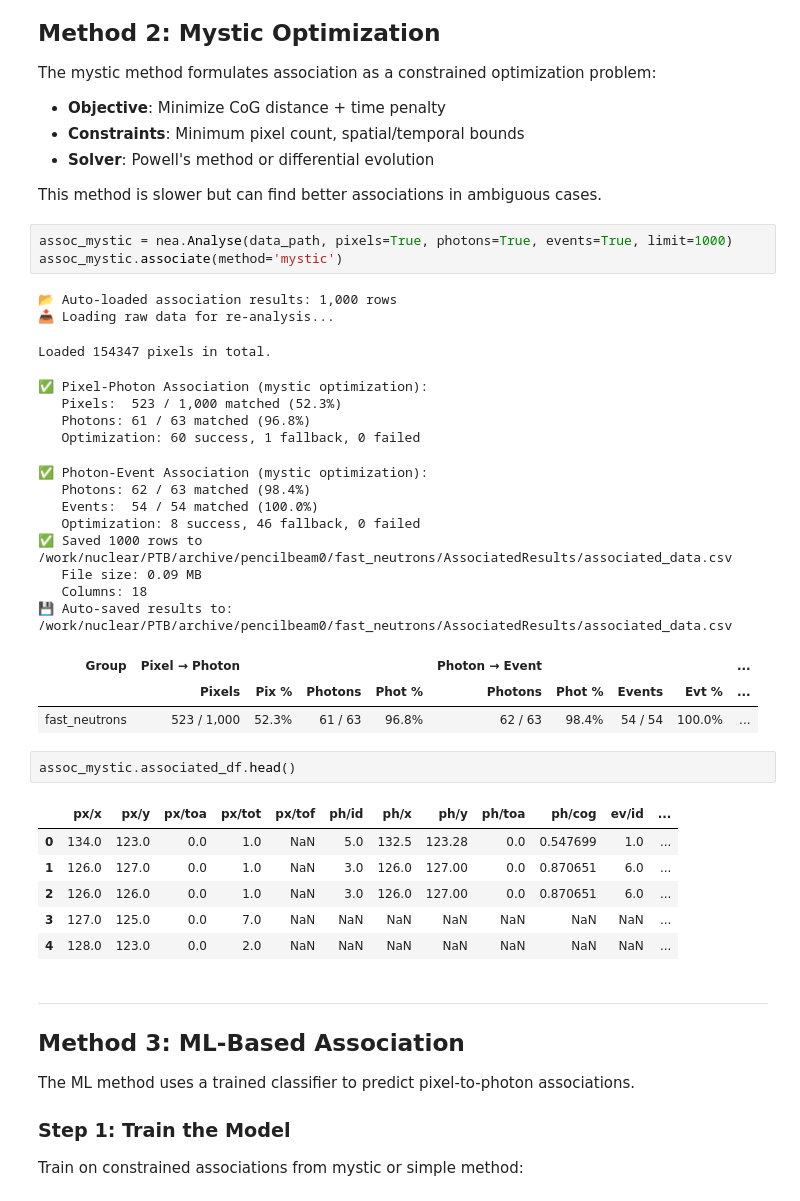
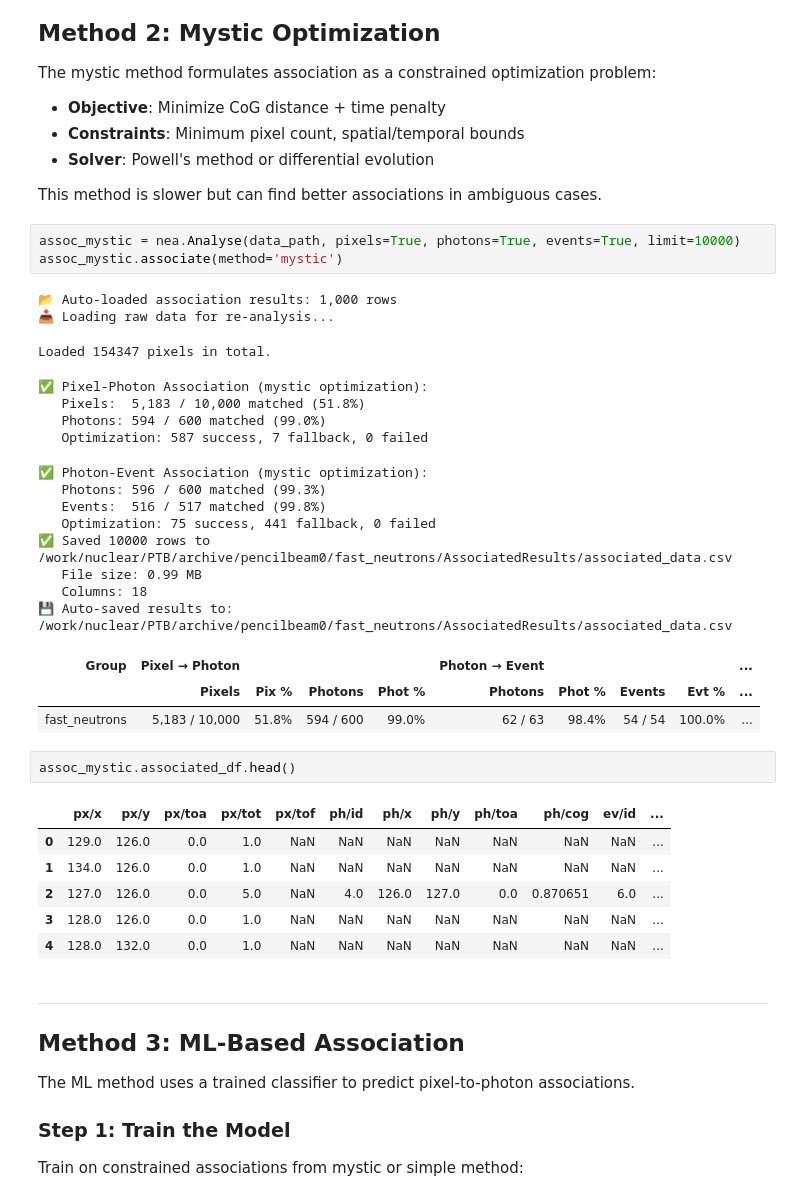
Before and after one commit to TsvikiHirsh/neutron_event_analyzer, a Jupyter notebook: notebooks/advanced_association_methods.ipynb, the cells around one changed output. Saved outputs shown, nothing was run; the diff lists cells and outputs as text.

```diff
--- a/notebooks/advanced_association_methods.ipynb
+++ b/notebooks/advanced_association_methods.ipynb
@@ -84,36 +84,36 @@ The mystic method formulates association as a constrained optimization problem:
 
 This method is slower but can find better associations in ambiguous cases.
 # %%
-assoc_mystic = nea.Analyse(data_path, pixels=True, photons=True, events=True, limit=1000)
+assoc_mystic = nea.Analyse(data_path, pixels=True, photons=True, events=True, limit=10000)
 assoc_mystic.associate(method='mystic')
 # %% [output]
 📂 Auto-loaded association results: 1,000 rows
 📥 Loading raw data for re-analysis...
 Loaded 154347 pixels in total.
 ✅ Pixel-Photon Association (mystic optimization):
-   Pixels:  523 / 1,000 matched (52.3%)
-   Photons: 61 / 63 matched (96.8%)
-   Optimization: 60 success, 1 fallback, 0 failed
+   Pixels:  5,183 / 10,000 matched (51.8%)
+   Photons: 594 / 600 matched (99.0%)
+   Optimization: 587 success, 7 fallback, 0 failed
 ✅ Photon-Event Association (mystic optimization):
-   Photons: 62 / 63 matched (98.4%)
-   Events:  54 / 54 matched (100.0%)
-   Optimization: 8 success, 46 fallback, 0 failed
-✅ Saved 1000 rows to /work/nuclear/PTB/archive/pencilbeam0/fast_neutrons/AssociatedResults/associated_data.csv
-   File size: 0.09 MB
+   Photons: 596 / 600 matched (99.3%)
+   Events:  516 / 517 matched (99.8%)
+   Optimization: 75 success, 441 fallback, 0 failed
+✅ Saved 10000 rows to /work/nuclear/PTB/archive/pencilbeam0/fast_neutrons/AssociatedResults/associated_data.csv
+   File size: 0.99 MB
    Columns: 18
 💾 Auto-saved results to: /work/nuclear/PTB/archive/pencilbeam0/fast_neutrons/AssociatedResults/associated_data.csv
 | Group | Pixel → Photon |  |  |  | Photon → Event |  |  |  | ... |
 |  | Pixels | Pix % | Photons | Phot % | Photons | Phot % | Events | Evt % | ... |
-| fast_neutrons | 523 / 1,000 | 52.3% | 61 / 63 | 96.8% | 62 / 63 | 98.4% | 54 / 54 | 100.0% | ... |
+| fast_neutrons | 5,183 / 10,000 | 51.8% | 594 / 600 | 99.0% | 62 / 63 | 98.4% | 54 / 54 | 100.0% | ... |
 # %%
 assoc_mystic.associated_df.head()
 # %% [output]
 |  | px/x | px/y | px/toa | px/tot | px/tof | ph/id | ph/x | ph/y | ph/toa | ph/cog | ev/id | ... |
-| 0 | 134.0 | 123.0 | 0.0 | 1.0 | NaN | 5.0 | 132.5 | 123.28 | 0.0 | 0.547699 | 1.0 | ... |
-| 1 | 126.0 | 127.0 | 0.0 | 1.0 | NaN | 3.0 | 126.0 | 127.00 | 0.0 | 0.870651 | 6.0 | ... |
-| 2 | 126.0 | 126.0 | 0.0 | 1.0 | NaN | 3.0 | 126.0 | 127.00 | 0.0 | 0.870651 | 6.0 | ... |
-| 3 | 127.0 | 125.0 | 0.0 | 7.0 | NaN | NaN | NaN | NaN | NaN | NaN | NaN | ... |
-| 4 | 128.0 | 123.0 | 0.0 | 2.0 | NaN | NaN | NaN | NaN | NaN | NaN | NaN | ... |
+| 0 | 129.0 | 126.0 | 0.0 | 1.0 | NaN | NaN | NaN | NaN | NaN | NaN | NaN | ... |
+| 1 | 134.0 | 126.0 | 0.0 | 1.0 | NaN | NaN | NaN | NaN | NaN | NaN | NaN | ... |
+| 2 | 127.0 | 126.0 | 0.0 | 5.0 | NaN | 4.0 | 126.0 | 127.0 | 0.0 | 0.870651 | 6.0 | ... |
+| 3 | 128.0 | 126.0 | 0.0 | 1.0 | NaN | NaN | NaN | NaN | NaN | NaN | NaN | ... |
+| 4 | 128.0 | 132.0 | 0.0 | 1.0 | NaN | NaN | NaN | NaN | NaN | NaN | NaN | ... |
 # %% [markdown]
 ---
 ## Method 3: ML-Based Association
```
Also changed, not shown: parts of 10 cells of this notebook, 1 other file.
